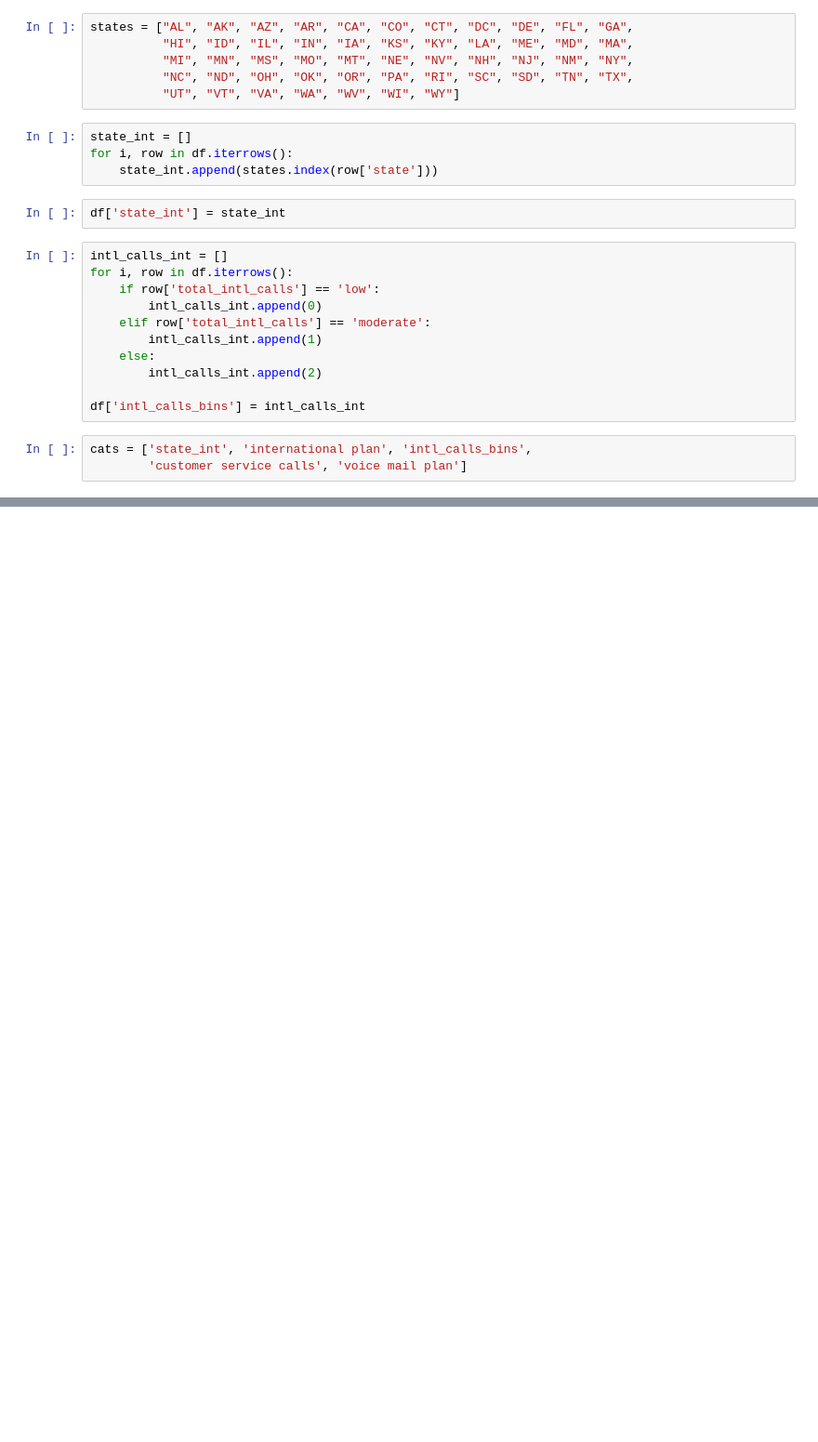
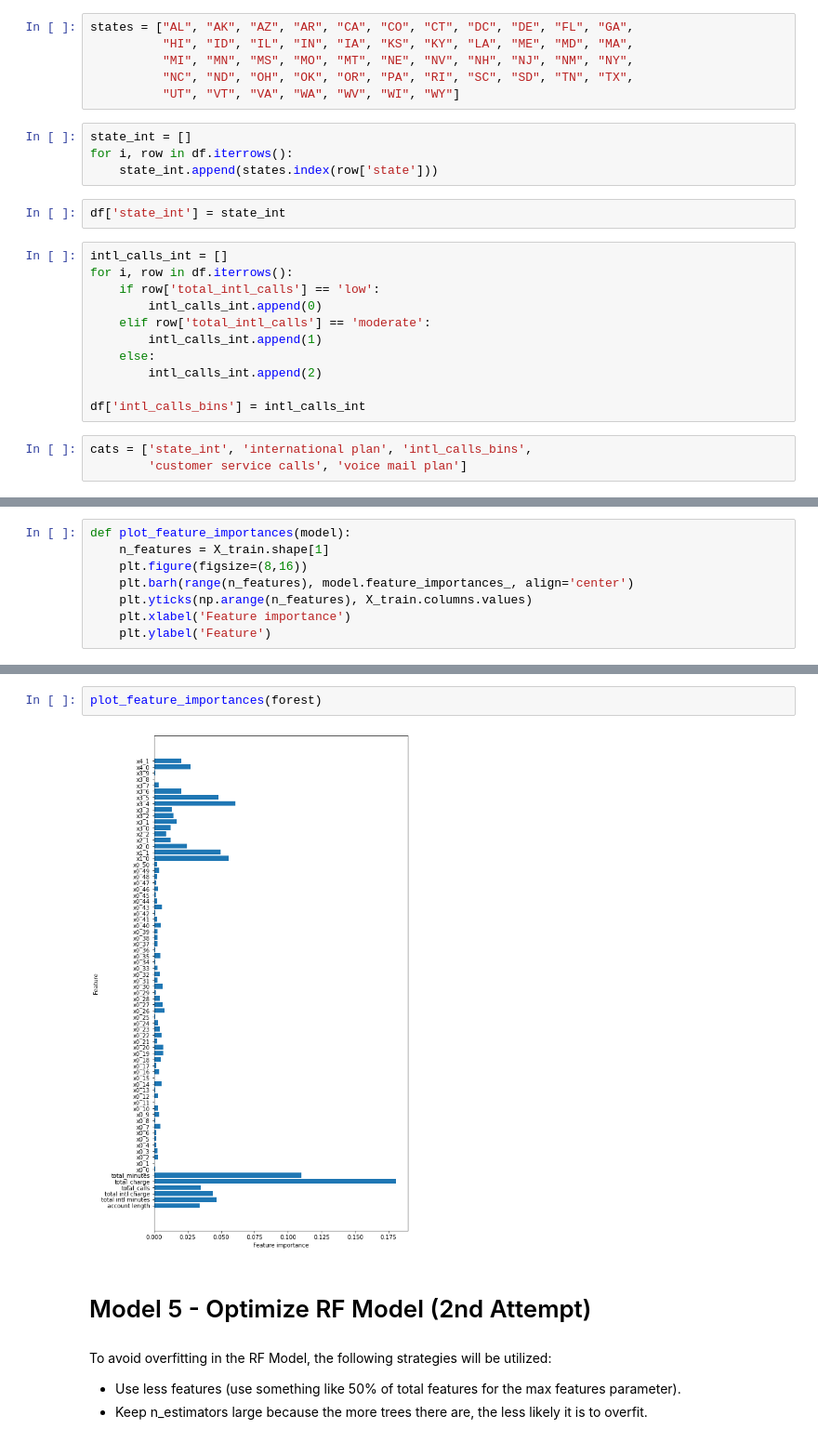
Before and after one commit to samoliver3/dsc-phase-3-project, a Jupyter notebook: notebooks/modeling.ipynb, the cells around one changed output, grey strips where cells are left out. Shown at 93% size. Drawn from its saved outputs; the diff is of its cells as text; blank space fills up the shorter version.

```diff
--- a/notebooks/modeling.ipynb
+++ b/notebooks/modeling.ipynb
@@ -238,2 +488,10 @@ def plot_feature_importances(model):
+# %%
+def plot_feature_importances(model):
+    n_features = X_train.shape[1]
+    plt.figure(figsize=(8,16))
+    plt.barh(range(n_features), model.feature_importances_, align='center')
+    plt.yticks(np.arange(n_features), X_train.columns.values)
+    plt.xlabel('Feature importance')
+    plt.ylabel('Feature')
 # %%
 plot_feature_importances(forest)
@@ -267,0 +641,10 @@ print('\nBest params:\n', gs.best_params_)
+# %%
+plot_feature_importances(forest)
+# %% [output]
+[figure, added]
+# %% [markdown]
+# Model 5 - Optimize RF Model (2nd Attempt)
+# %% [markdown]
+To avoid overfitting in the RF Model, the following strategies will be utilized:
+* Use less features (use something like 50% of total features for the max features parameter).
+* Keep n_estimators large because the more trees there are, the less likely it is to overfit.
```
Also changed, not shown: parts of 83 cells of this notebook.
